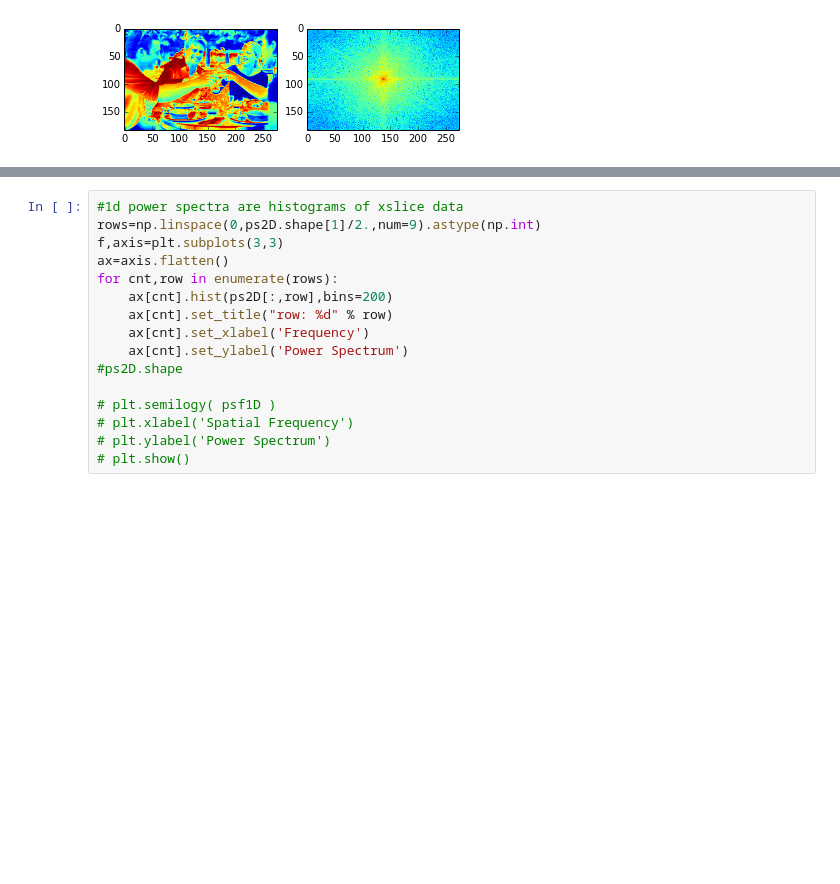
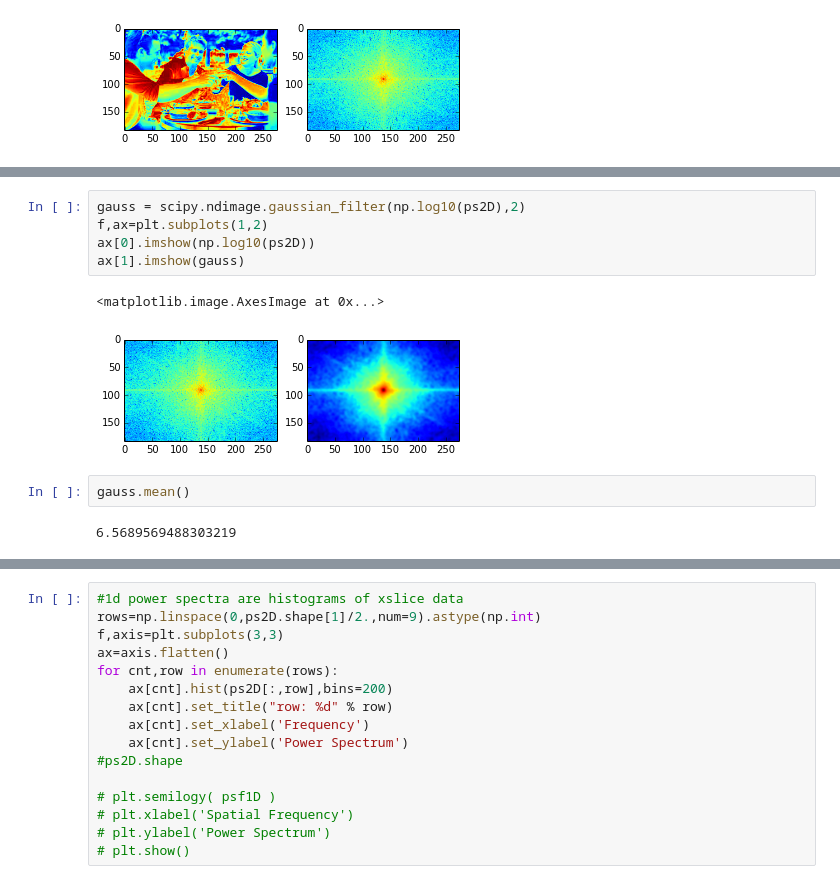
Before and after one commit to mpellegri/FoodvSkin, a Jupyter notebook: KFeatures.ipynb, the cells around one changed output, grey strips where cells are left out. Saved outputs shown, nothing was run; the diff lists cells and outputs as text; blank space fills up the shorter version.

```diff
--- a/KFeatures.ipynb
+++ b/KFeatures.ipynb
@@ -323,0 +330,12 @@ plt.show()
+# %%
+gauss = scipy.ndimage.gaussian_filter(np.log10(ps2D),2)
+f,ax=plt.subplots(1,2)
+ax[0].imshow(np.log10(ps2D))
+ax[1].imshow(gauss)
+# %% [output]
+<matplotlib.image.AxesImage at 0x...>
+[figure, added]
+# %%
+gauss.mean()
+# %% [output]
+6.5689569488303219
```
Also changed, not shown: parts of 31 cells of this notebook.
